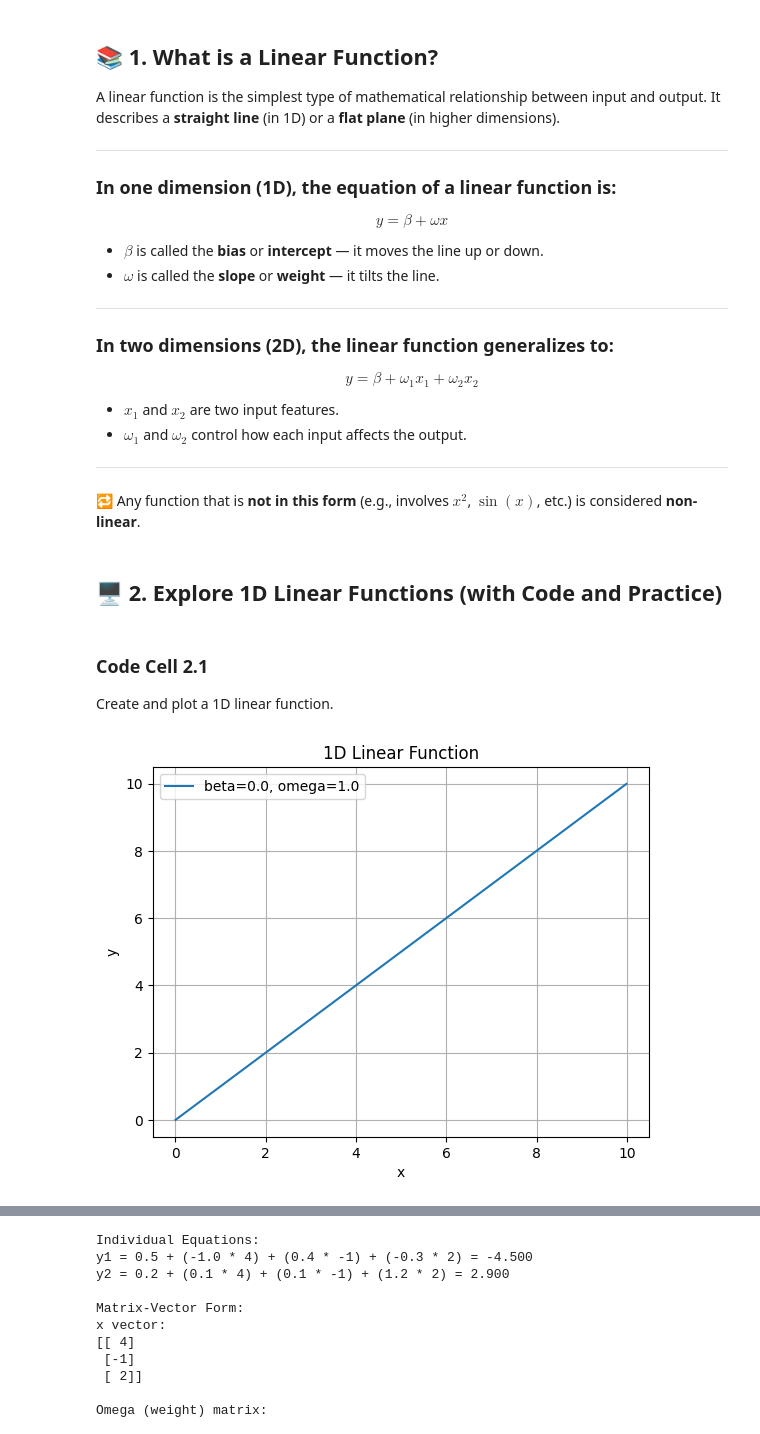
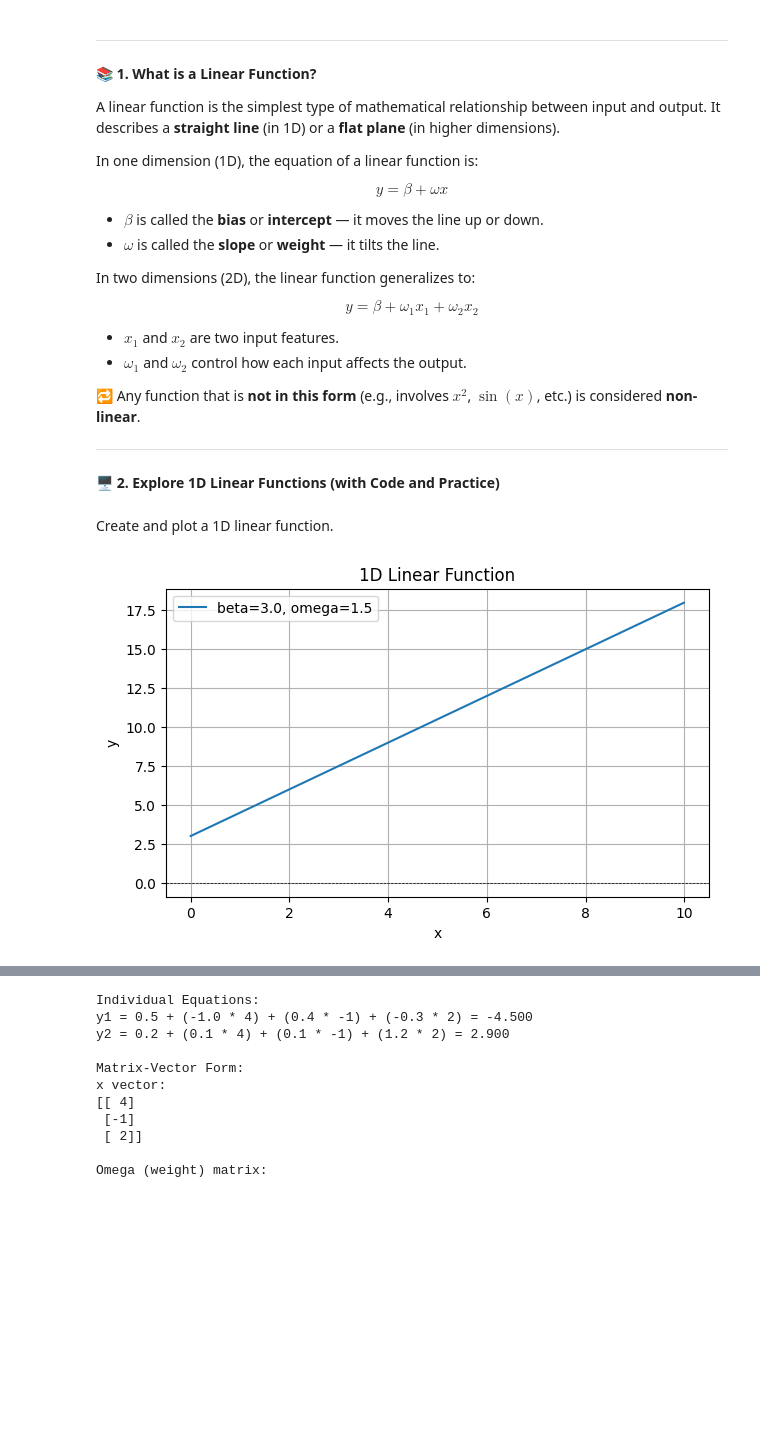
Before and after one commit to noman32/DL_WQU, a Jupyter notebook: Project01_NB01_noman_V1_Apr25.ipynb, the cells around one changed output, grey strips where cells are left out. Saved outputs shown, nothing was run; the diff lists cells and outputs as text; code cells hidden in the pictures; blank space fills up the shorter version.

```diff
--- a/Project01_NB01_noman_V1_Apr25.ipynb
+++ b/Project01_NB01_noman_V1_Apr25.ipynb
@@ -3,11 +3,10 @@
 # %% [markdown]
-## 📚 1. What is a Linear Function?
+---
+<b> 📚 1. What is a Linear Function?</b>
 
 A linear function is the simplest type of mathematical relationship between input and output. It describes a **straight line** (in 1D) or a **flat plane** (in higher dimensions).
 
----
-
-### In one dimension (1D), the equation of a linear function is:
+In one dimension (1D), the equation of a linear function is:
 
 $$
 y = \beta + \omega x
@@ -16,9 +15,7 @@ $$
 - $\beta$ is called the **bias** or **intercept** — it moves the line up or down.
 - $\omega$ is called the **slope** or **weight** — it tilts the line.
 
----
-
-### In two dimensions (2D), the linear function generalizes to:
+In two dimensions (2D), the linear function generalizes to:
 
 $$
 y = \beta + \omega_1 x_1 + \omega_2 x_2
@@ -27,42 +24,44 @@ $$
 - $x_1$ and $x_2$ are two input features.
 - $\omega_1$ and $\omega_2$ control how each input affects the output.
 
----
 
 🔁 Any function that is **not in this form** (e.g., involves $x^2$, $\sin(x)$, etc.) is considered **non-linear**.
+
+---
 # %% [markdown]
-## 🖥️ 2. Explore 1D Linear Functions (with Code and Practice)
+<b> 🖥️ 2. Explore 1D Linear Functions (with Code and Practice) </b>
 # %% [markdown]
-### Code Cell 2.1
-
 Create and plot a 1D linear function.
 # %%
 # Import libraries
 import numpy as np
 import matplotlib.pyplot as plt
 
 # Define a 1D linear function
 def linear_function_1D(x, beta, omega):
     return beta + omega * x
 
 # Create an array of x values
 x = np.arange(0, 10, 0.01)
 
 # Set parameters
-beta = 0.0
-omega = 1.0
+beta = 3.0
+omega = 1.5
 
 # Compute y values
 y = linear_function_1D(x, beta, omega)
 
 # Plot
+plt.figure(figsize=(7, 4))
 plt.plot(x, y, label=f"beta={beta}, omega={omega}")
+# y label
+plt.axhline(0, color='black', lw=0.5, ls='--')
 plt.xlabel('x')
 plt.ylabel('y')
 plt.title('1D Linear Function')
 plt.legend()
 plt.grid(True)
 plt.show()
 # %% [output]
-[figure, old version]
+[figure, new version]
 # %% [markdown]
```
Also changed, not shown: parts of 34 cells of this notebook, 1 other file.
